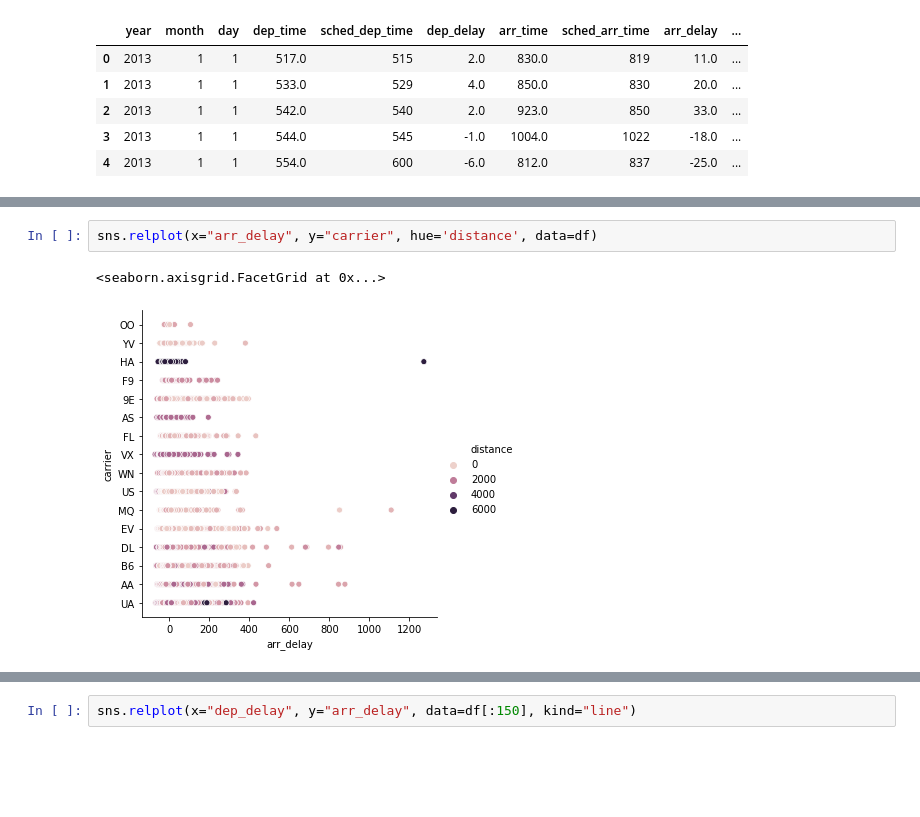
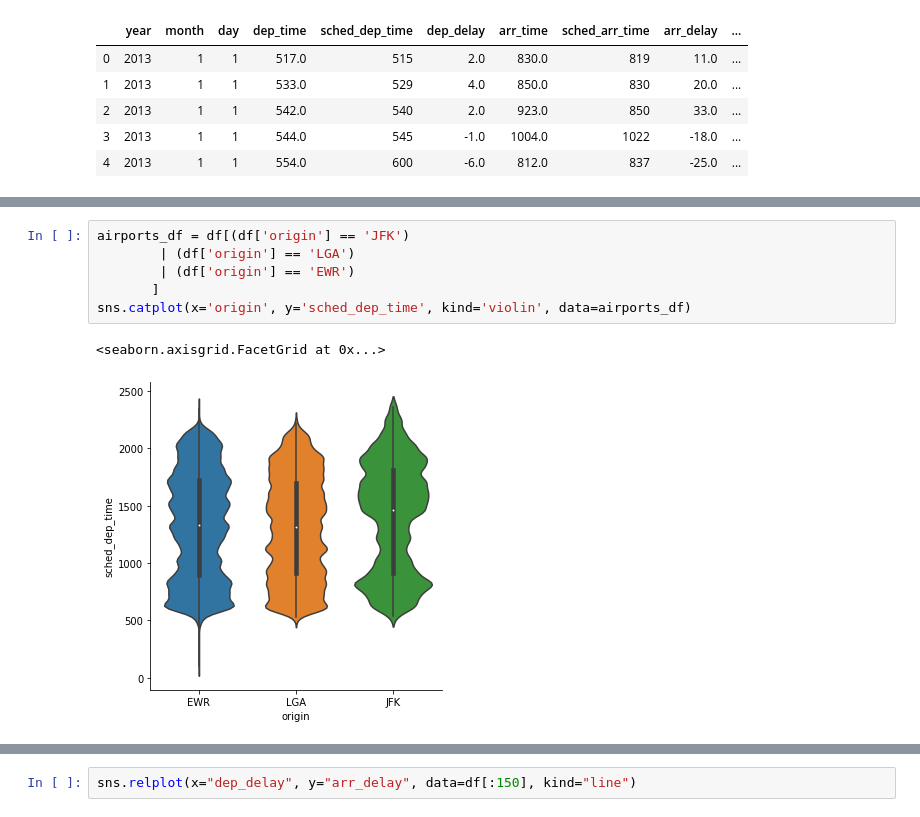
Before and after one commit to MassStreetDataSchool/python-for-data-analysis, a Jupyter notebook: 03 Visualizing Data/Seaborn.ipynb, the cells around one changed output, grey strips where cells are left out. Drawn from its saved outputs; the diff is of its cells as text; blank space fills up the shorter version.

Commit message:
chore: update seaborn notebook

```diff
--- a/03 Visualizing Data/Seaborn.ipynb
+++ b/03 Visualizing Data/Seaborn.ipynb
@@ -22,5 +24,9 @@ sns.relplot(x="arr_delay", y="carrier", data=df)
-# %%
-sns.relplot(x="arr_delay", y="carrier", hue='distance', data=df)
-# %% [output]
-<seaborn.axisgrid.FacetGrid at 0x...>
-[figure, removed]
+# %%
+airports_df = df[(df['origin'] == 'JFK')
+        | (df['origin'] == 'LGA')
+        | (df['origin'] == 'EWR')
+       ]
+sns.catplot(x='origin', y='sched_dep_time', kind='violin', data=airports_df)
+# %% [output]
+<seaborn.axisgrid.FacetGrid at 0x...>
+[figure, added]
```
Also changed, not shown: parts of 4 cells of this notebook.
